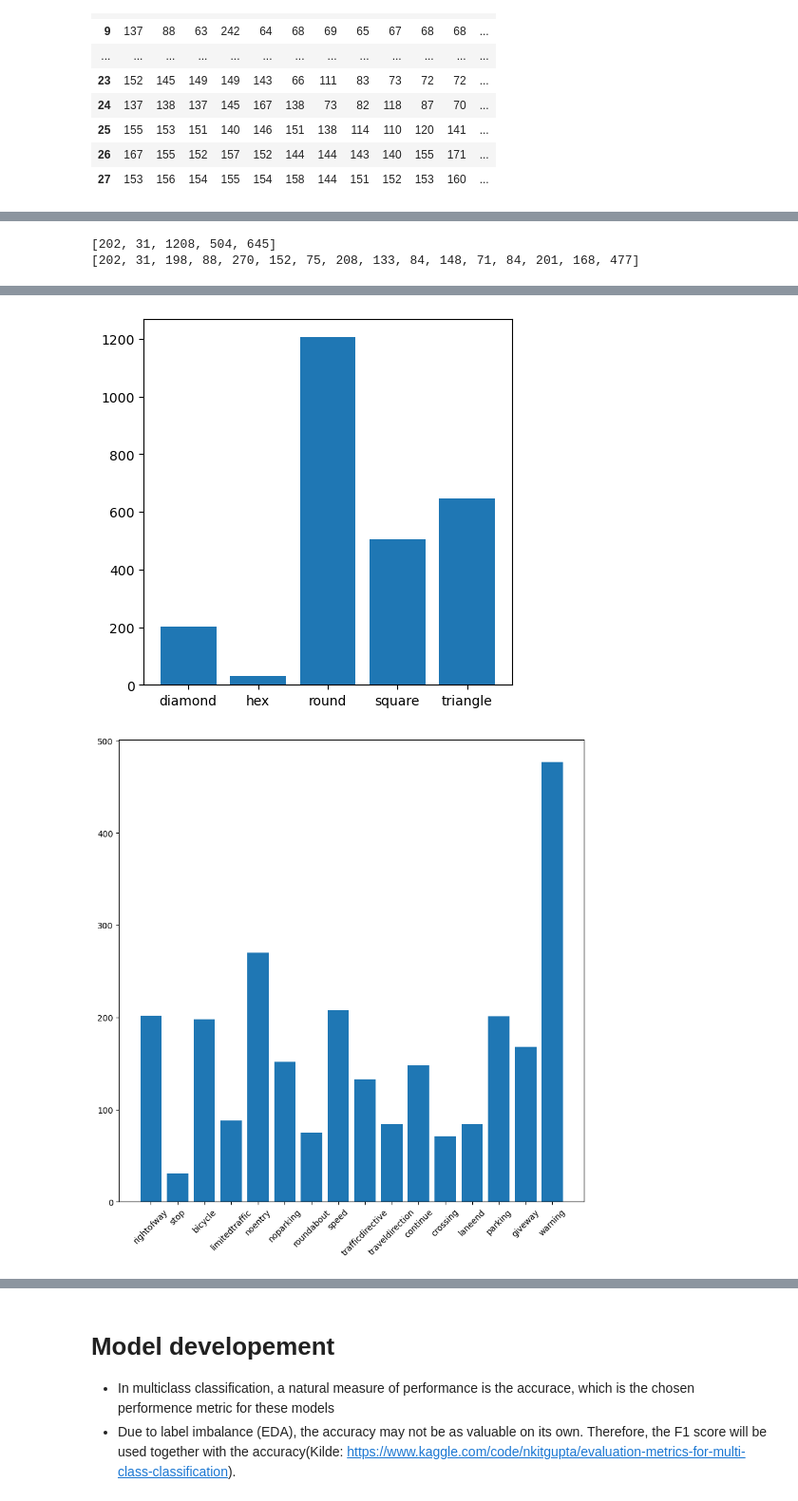
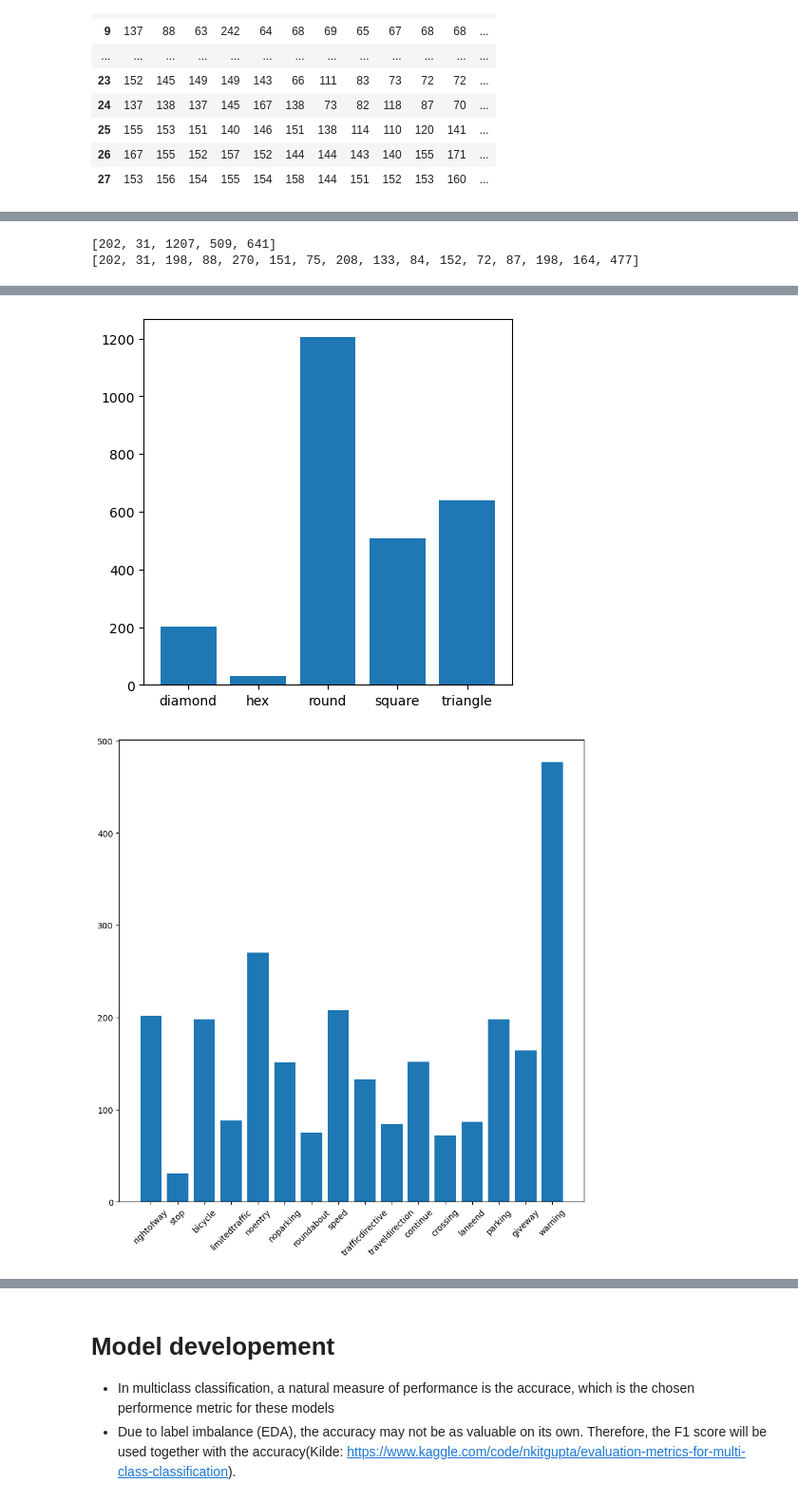
Before and after one commit to joergensiv/s4032472_s4028741_COSC2793Assignment2, a Jupyter notebook: Assignment_2_kjoerr.ipynb, the cells around one changed output, grey strips where cells are left out. Shown at 95% size. Drawn from its saved outputs; the diff is of its cells as text; code cells hidden in the pictures.

```diff
--- a/Assignment_2_kjoerr.ipynb
+++ b/Assignment_2_kjoerr.ipynb
@@ -106,51 +106,51 @@ train.describe()
 # %%
 arrForm=[]
 npType=train['Form'].to_numpy()
-for i in range(int(npType[-1])):
+for i in range(5):
     a=np.count_nonzero(npType==i+1)
     arrForm.append(a)
 print(arrForm)
 
-arrType=[]
+arrTypeTrain=[]
 npType=train['Type'].to_numpy()
-for i in range(int(npType[-1])):
+for i in range(16):
     a=np.count_nonzero(npType==i+1)
-    arrType.append(a)
-print(arrType)
+    arrTypeTrain.append(a)
+print(arrTypeTrain)
 Forms=['diamond', 'hex', 'round', 'square', 'triangle']
 Types=['rightofway', 'stop', 'bicycle', 'limitedtraffic', 'noentry',
               'noparking', 'roundabout', 'speed', 'trafficdirective',
               'traveldirection', 'continue', 'crossing', 'laneend', 'parking',
               'giveway', 'warning']
 
 plt.figure(figsize=(5,5))
 plt.bar(Forms, arrForm)
 
 plt.figure(figsize=(10,10))
-plt.bar(Types, arrType)
+plt.bar(Types, arrTypeTrain)
 plt.xticks(rotation=45)
 # %% [output]
-[202, 31, 1208, 504, 645]
-[202, 31, 198, 88, 270, 152, 75, 208, 133, 84, 148, 71, 84, 201, 168, 477]
+[202, 31, 1207, 509, 641]
+[202, 31, 198, 88, 270, 151, 75, 208, 133, 84, 152, 72, 87, 198, 164, 477]
 ([0, 1, 2, 3, 4, 5, 6, 7, 8, 9, 10, 11, 12, 13, 14, 15],
  [Text(0, 0, 'rightofway'),
   Text(1, 0, 'stop'),
   Text(2, 0, 'bicycle'),
   Text(3, 0, 'limitedtraffic'),
   Text(4, 0, 'noentry'),
   Text(5, 0, 'noparking'),
   Text(6, 0, 'roundabout'),
   Text(7, 0, 'speed'),
   Text(8, 0, 'trafficdirective'),
   Text(9, 0, 'traveldirection'),
   Text(10, 0, 'continue'),
   Text(11, 0, 'crossing'),
   Text(12, 0, 'laneend'),
   Text(13, 0, 'parking'),
   Text(14, 0, 'giveway'),
   Text(15, 0, 'warning')])
 [figure]
-[figure, old version]
+[figure, new version]
 # %%
 arrFormVal=[]
 npType=val['Form'].to_numpy()
```
Also changed, not shown: parts of 26 cells of this notebook.
